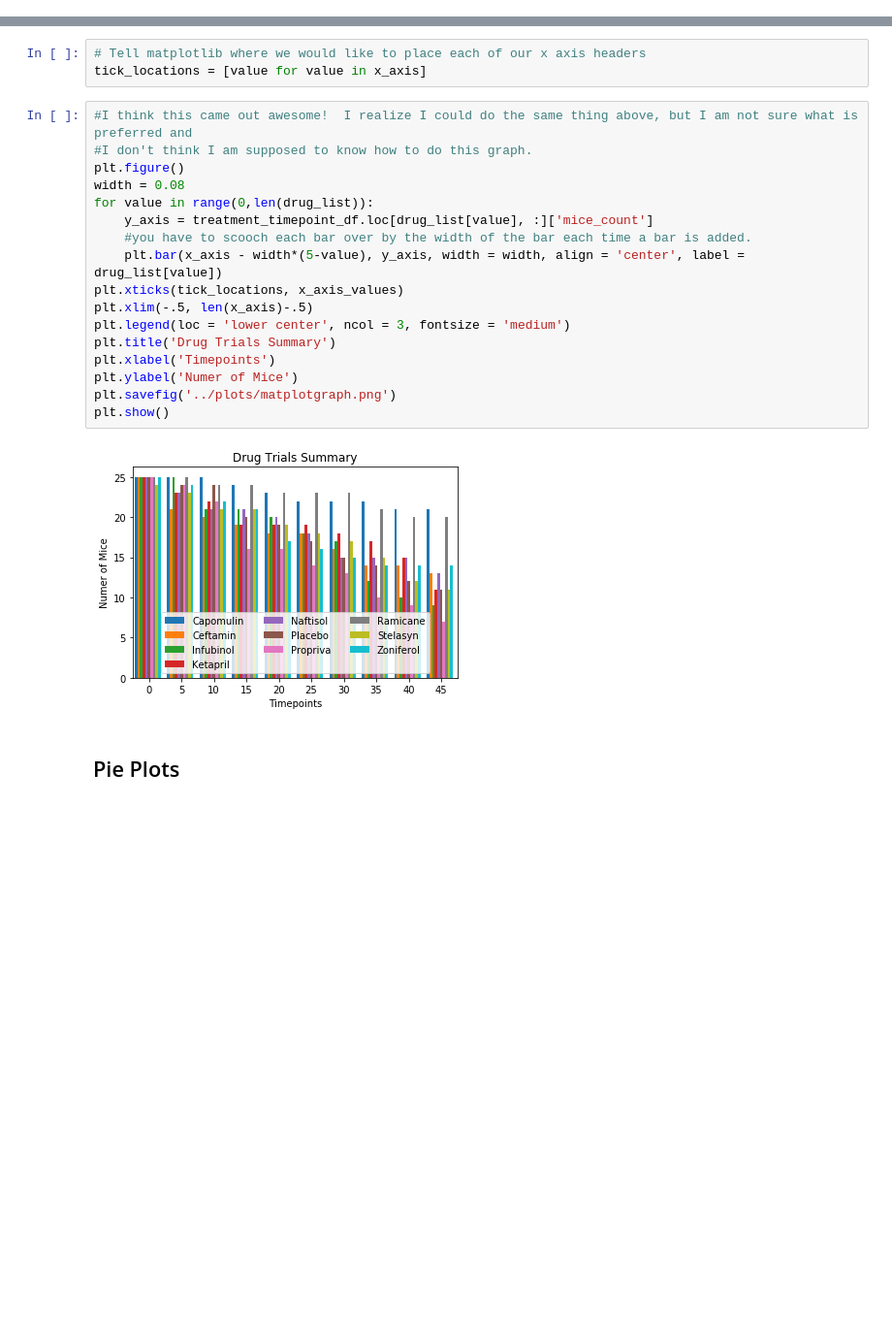
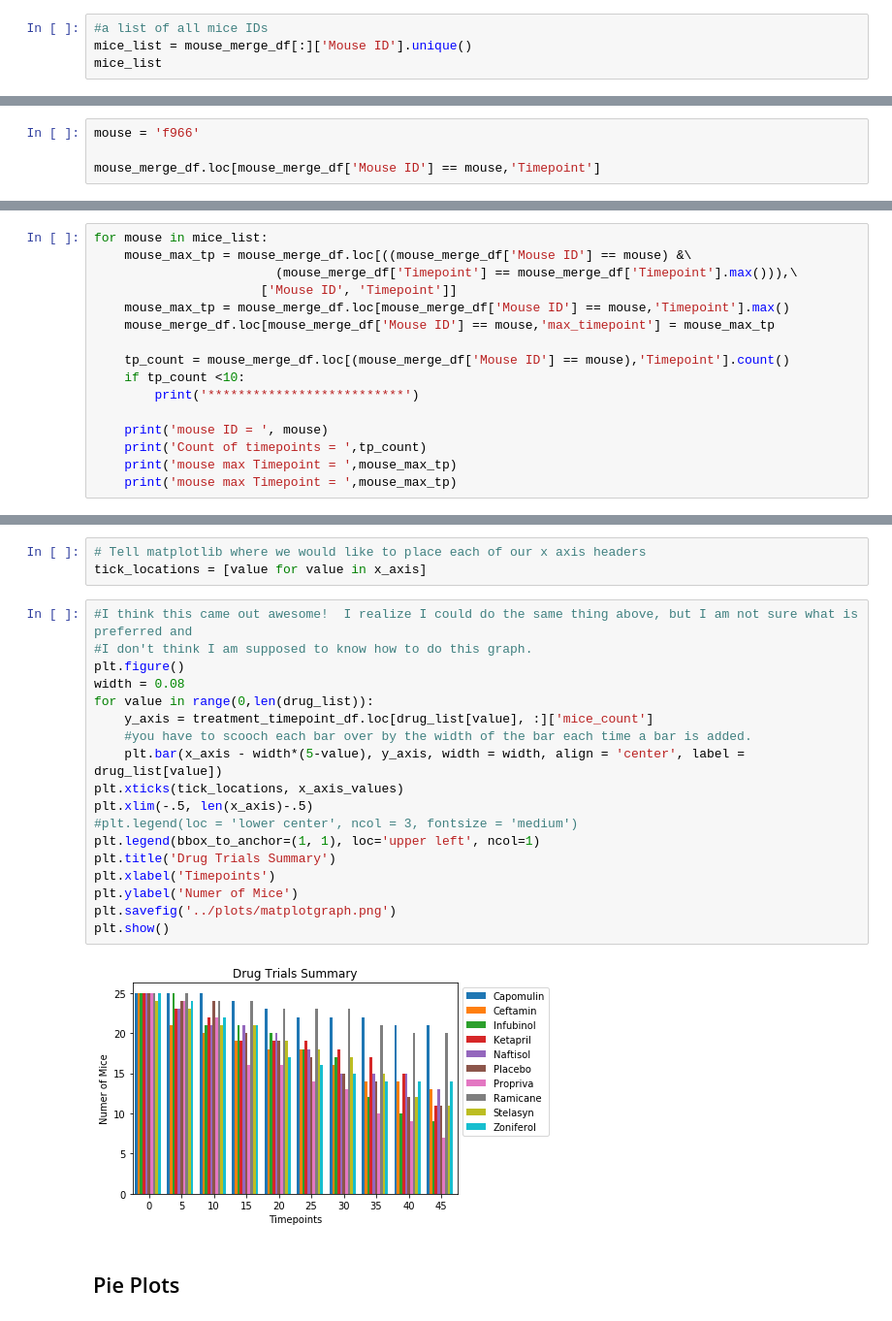
Before and after one commit to theaddies/05-Matplotlib, a Jupyter notebook: Pymaceuticals/pymaceuticals_starter.ipynb, the cells around one changed output, grey strips where cells are left out. Shown at 97% size. Saved outputs shown, nothing was run; the diff lists cells and outputs as text; blank space fills up the shorter version.

```diff
--- a/Pymaceuticals/pymaceuticals_starter.ipynb
+++ b/Pymaceuticals/pymaceuticals_starter.ipynb
@@ -125,3 +126,7 @@ mouse_merge_df
 | 1891 | z969 | Naftisol | Male | 9 | 30 | 40 | 70.314904 | ... |
 | 1892 | z969 | Naftisol | Male | 9 | 30 | 45 | 73.867845 | ... |
 1893 rows × 9 columns
+# %%
+#a list of all mice IDs
+mice_list = mouse_merge_df[:]['Mouse ID'].unique()
+mice_list
@@ -127,0 +151,4 @@ mouse_merge_df
+# %%
+mouse = 'f966'
+
+mouse_merge_df.loc[mouse_merge_df['Mouse ID'] == mouse,'Timepoint']
@@ -127,0 +162,16 @@ mouse_merge_df
+# %%
+for mouse in mice_list:
+    mouse_max_tp = mouse_merge_df.loc[((mouse_merge_df['Mouse ID'] == mouse) &\
+                        (mouse_merge_df['Timepoint'] == mouse_merge_df['Timepoint'].max())),\
+                      ['Mouse ID', 'Timepoint']]
+    mouse_max_tp = mouse_merge_df.loc[mouse_merge_df['Mouse ID'] == mouse,'Timepoint'].max()
+    mouse_merge_df.loc[mouse_merge_df['Mouse ID'] == mouse,'max_timepoint'] = mouse_max_tp
+
+    tp_count = mouse_merge_df.loc[(mouse_merge_df['Mouse ID'] == mouse),'Timepoint'].count()
+    if tp_count <10:
+        print('**************************')
+
+    print('mouse ID = ', mouse)
+    print('Count of timepoints = ',tp_count)
+    print('mouse max Timepoint = ',mouse_max_tp)
+    print('mouse max Timepoint = ',mouse_max_tp)
@@ -409,22 +486,23 @@ tick_locations = [value for value in x_axis]
 # %%
 #I think this came out awesome!  I realize I could do the same thing above, but I am not sure what is preferred and
 #I don't think I am supposed to know how to do this graph.
 plt.figure()
 width = 0.08
 for value in range(0,len(drug_list)):
     y_axis = treatment_timepoint_df.loc[drug_list[value], :]['mice_count']
     #you have to scooch each bar over by the width of the bar each time a bar is added.
     plt.bar(x_axis - width*(5-value), y_axis, width = width, align = 'center', label = drug_list[value])
 plt.xticks(tick_locations, x_axis_values)
 plt.xlim(-.5, len(x_axis)-.5)
-plt.legend(loc = 'lower center', ncol = 3, fontsize = 'medium')
+#plt.legend(loc = 'lower center', ncol = 3, fontsize = 'medium')
+plt.legend(bbox_to_anchor=(1, 1), loc='upper left', ncol=1)
 plt.title('Drug Trials Summary')
 plt.xlabel('Timepoints')
 plt.ylabel('Numer of Mice')
 plt.savefig('../plots/matplotgraph.png')
 plt.show()
 # %% [output]
-[figure, old version]
+[figure, new version]
 # %% [markdown]
 ## Pie Plots
 # %%
```
Also changed, not shown: parts of 40 cells of this notebook.
